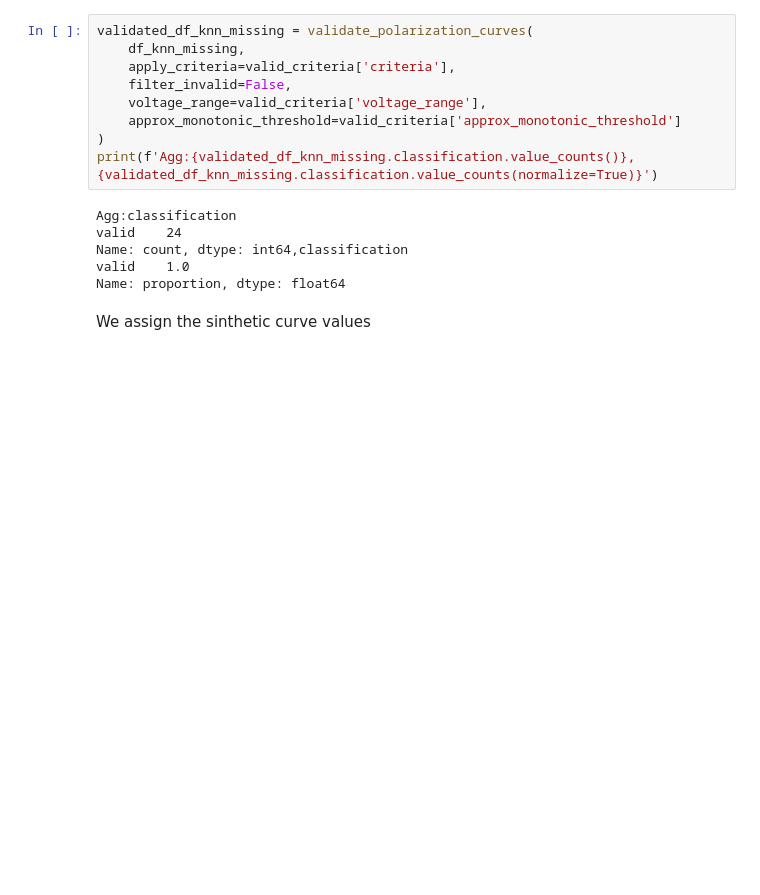
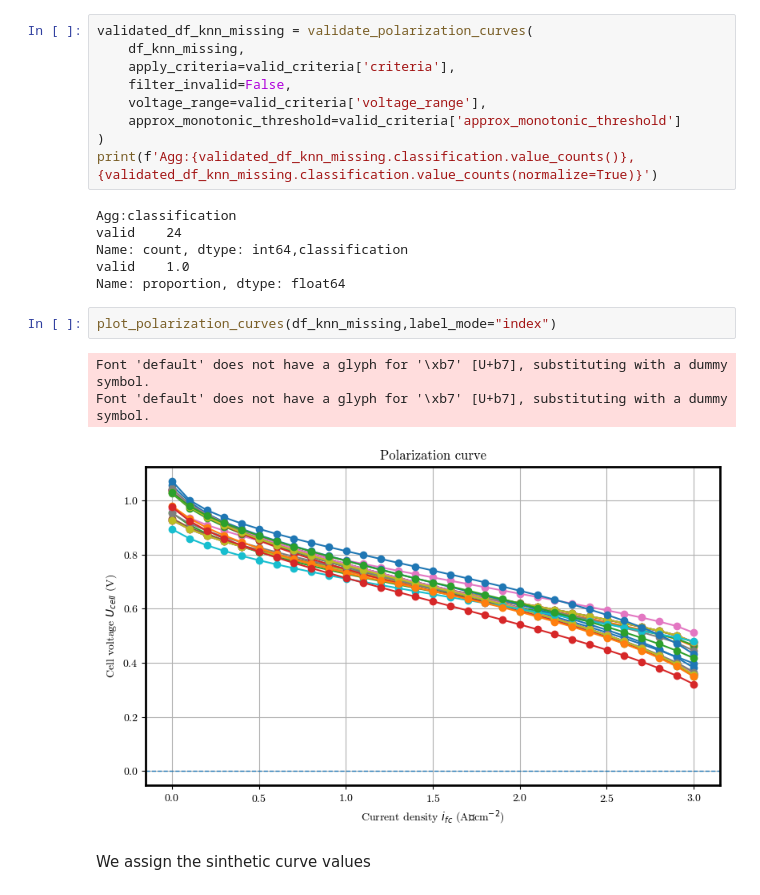
Before and after one commit to nathaly-vergel/Official-Sensitivity-Analysis-and-Surrogate-Modeling-of-PEM-Fuel-Cells, a Jupyter notebook: notebooks/03_sobol_analysis_AlphaPEM.ipynb, the cells around one changed output. Drawn from its saved outputs; the diff is of its cells as text; blank space fills up the shorter version.

```diff
--- a/notebooks/03_sobol_analysis_AlphaPEM.ipynb
+++ b/notebooks/03_sobol_analysis_AlphaPEM.ipynb
@@ -234,6 +267,12 @@ valid    24
 Name: count, dtype: int64,classification
 valid    1.0
 Name: proportion, dtype: float64
+# %%
+plot_polarization_curves(df_knn_missing,label_mode="index")
+# %% [output]
+Font 'default' does not have a glyph for '\xb7' [U+b7], substituting with a dummy symbol.
+Font 'default' does not have a glyph for '\xb7' [U+b7], substituting with a dummy symbol.
+[figure, added]
 # %% [markdown]
 We assign the sinthetic curve values
 # %%
```
Also changed, not shown: parts of 14 cells of this notebook, 4 other files.
